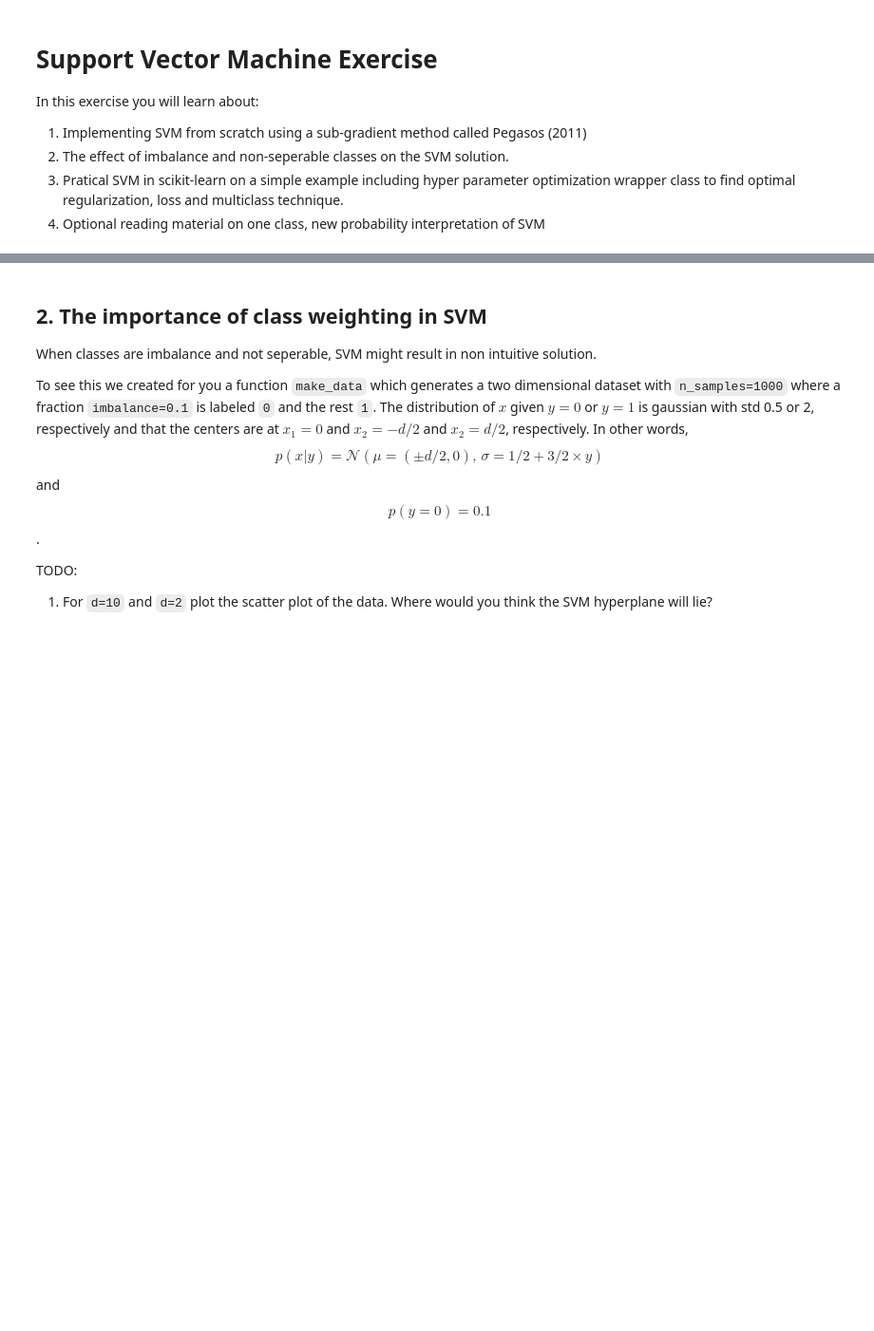
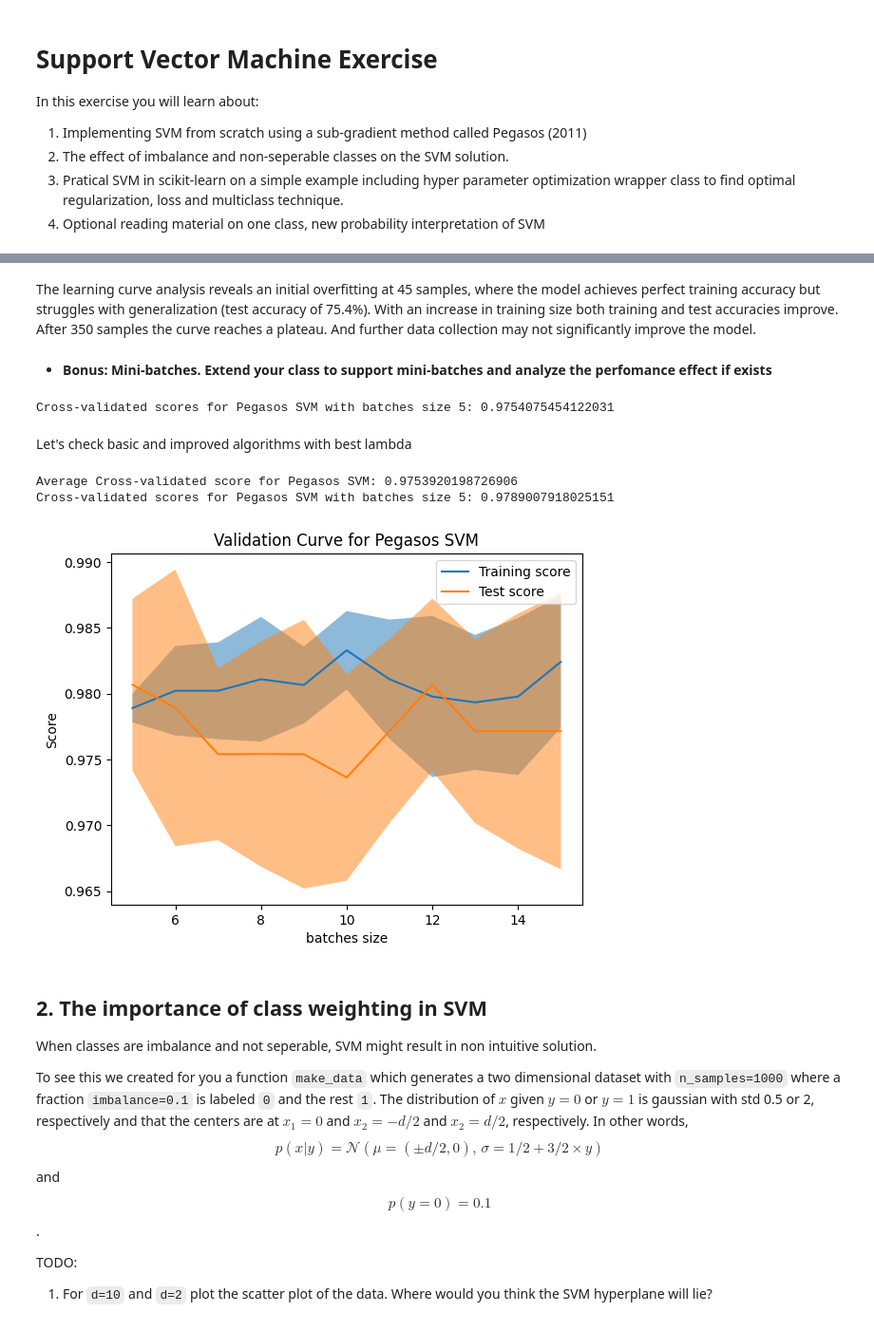
Before and after one commit to anidima/ydata_ml_sl, a Jupyter notebook: HW2_svm_Pegasos.ipynb, the cells around one changed output, grey strips where cells are left out. Shown at 95% size. Drawn from its saved outputs; the diff is of its cells as text; code cells hidden in the pictures; blank space fills up the shorter version.

```diff
--- a/HW2_svm_Pegasos.ipynb
+++ b/HW2_svm_Pegasos.ipynb
@@ -179,3 +246,46 @@ ValidationCurveDisplay.from_estimator(SVM(), X, y, param_name='C', param_range=n
+# %% [markdown]
+The learning curve analysis reveals an initial overfitting at 45 samples, where the model achieves perfect training accuracy but struggles with generalization (test accuracy of 75.4%). With an increase in training size both training and test accuracies improve. After 350 samples the curve reaches a plateau. And further data collection may not significantly improve the model.
+# %% [markdown]
+* **Bonus: Mini-batches. Extend your class to support mini-batches and analyze the perfomance effect if exists**
+# %%
+np.random.seed(42)
+svm_batch_pipeline = Pipeline([
+    ('scaler', StandardScaler()),
+    ('svm', SVM(k=5))
+])
+
+svm_batch_scores = cross_val_score(svm_batch_pipeline, X_train, y_train)
+print("Cross-validated scores for Pegasos SVM with batches size 5:",svm_batch_scores.mean())
+# %% [output]
+Cross-validated scores for Pegasos SVM with batches size 5: 0.9754075454122031
+# %% [markdown]
+Let's check basic and improved algorithms with best lambda
+# %%
+svm_pipeline = Pipeline([('scaler', StandardScaler()), ('svm', SVM(lambda_param=best_lambda))])
+cross_val_scores_pegasos = cross_val_score(svm_pipeline, X_train, y_train)
+print("Average Cross-validated score for Pegasos SVM:", np.mean(cross_val_scores_pegasos))
+
+
+svm_batch_pipeline = Pipeline([('scaler', StandardScaler()), ('svm', SVM(k=5, lambda_param=best_lambda))])
+svm_batch_scores = cross_val_score(svm_batch_pipeline, X_train, y_train)
+print("Cross-validated scores for Pegasos SVM with batches size 5:",np.mean(svm_batch_scores))
+# %% [output]
+Average Cross-validated score for Pegasos SVM: 0.9753920198726906
+Cross-validated scores for Pegasos SVM with batches size 5: 0.9789007918025151
+# %%
+np.random.seed(42)
+param_range = np.arange(5, 16, 1)
+train_scores, test_scores = validation_curve(svm_batch_pipeline, X_train, y_train, param_name="svm__k", param_range=param_range)
+
+# Plot validation curve
+disp = ValidationCurveDisplay(param_name="svm__k", param_range=param_range, train_scores=train_scores, test_scores=test_scores, score_name="Score")
+disp.plot()
+plt.title("Validation Curve for Pegasos SVM")
+plt.xlabel("batches size")
+plt.legend(["Training score", "Test score"])
+plt.show()
+# %% [output]
+[figure, added]
 # %% [markdown]
 ## 2. The importance of class weighting in SVM
 When classes are imbalance and not seperable, SVM might result in non intuitive solution.
```
Also changed, not shown: parts of 11 cells of this notebook.
